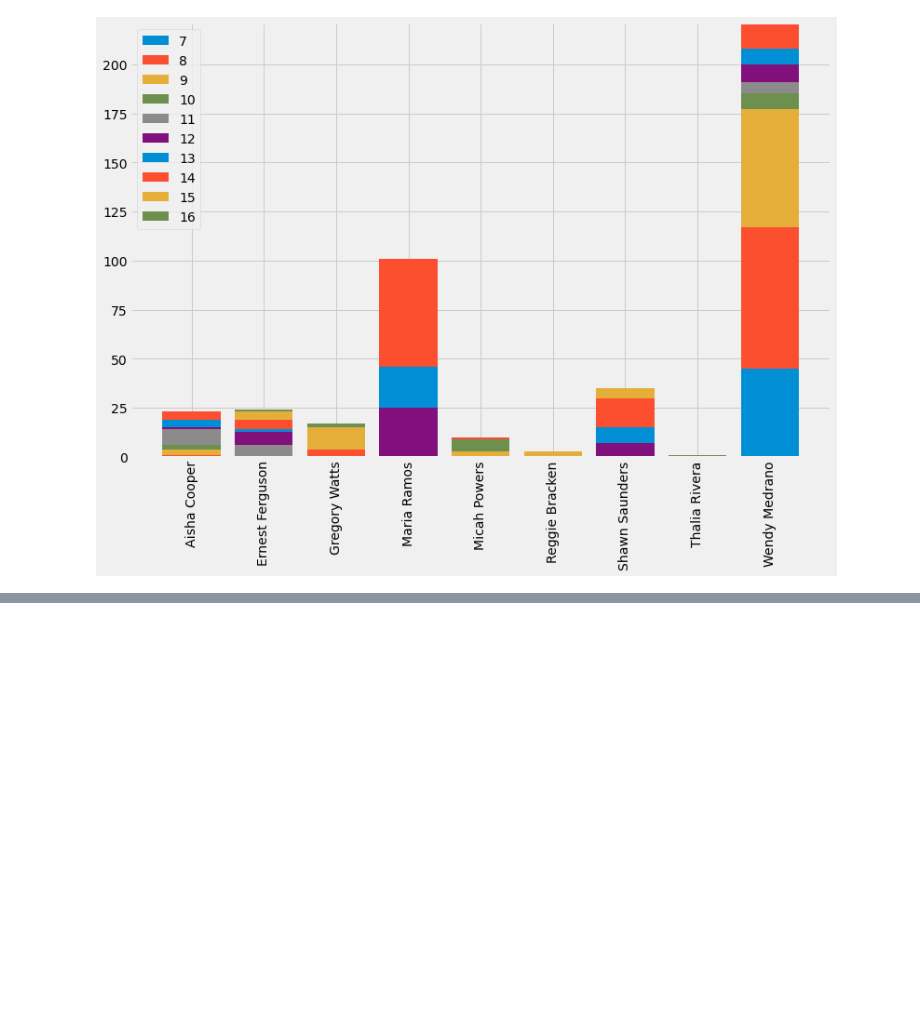
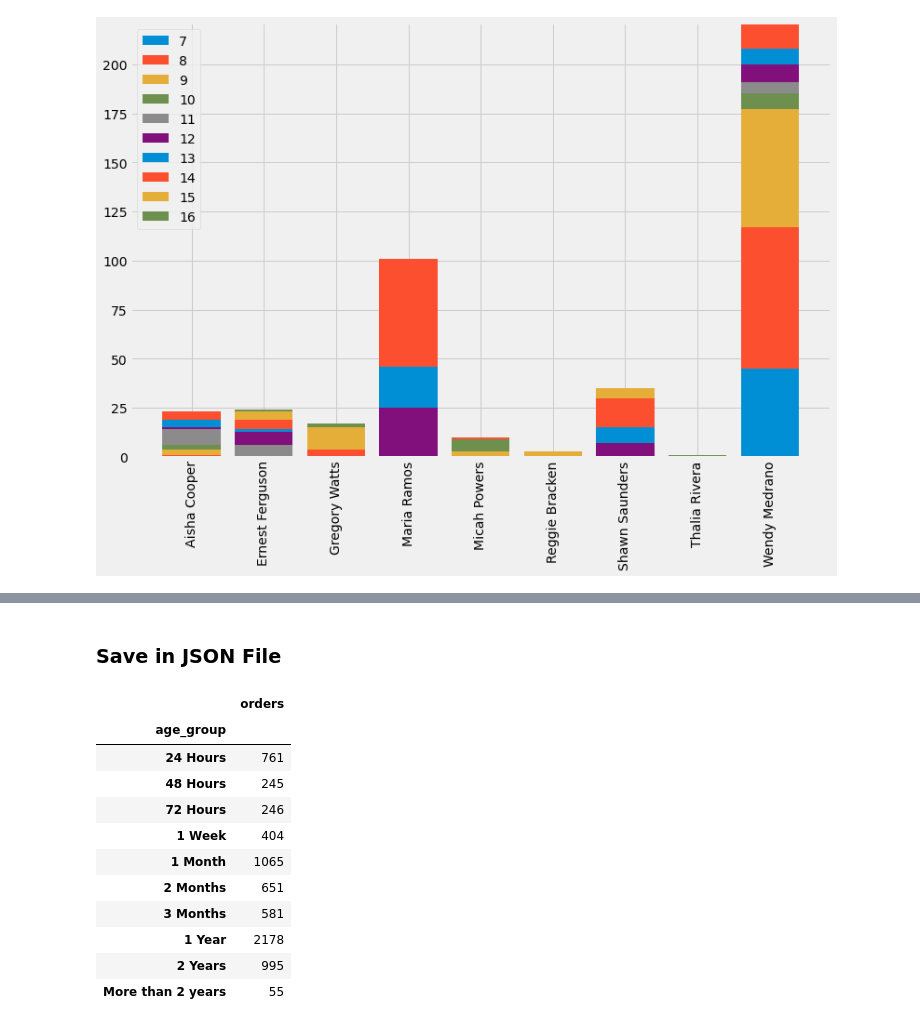
Before and after one commit to wdsrx/data_exploration, a Jupyter notebook: Operations.ipynb, the cells around one changed output, grey strips where cells are left out. Cells and saved outputs as stored; diff of their text form; code cells hidden in the pictures; blank space fills up the shorter version.

Commit message:
Updating Data

```diff
--- a/Operations.ipynb
+++ b/Operations.ipynb
@@ -645,0 +621,19 @@ df_02_grouped.plot.barh()
+# %% [markdown]
+### Save in JSON File
+# %%
+open_outbounds = df_02_grouped
+open_outbounds.to_json('data/open_outbounds.json')
+open_outbounds
+# %% [output]
+|  | orders |
+| age_group |  |
+| 24 Hours | 761 |
+| 48 Hours | 245 |
+| 72 Hours | 246 |
+| 1 Week | 404 |
+| 1 Month | 1065 |
+| 2 Months | 651 |
+| 3 Months | 581 |
+| 1 Year | 2178 |
+| 2 Years | 995 |
+| More than 2 years | 55 |
```
Also changed, not shown: parts of 42 cells of this notebook, 3 other files.
